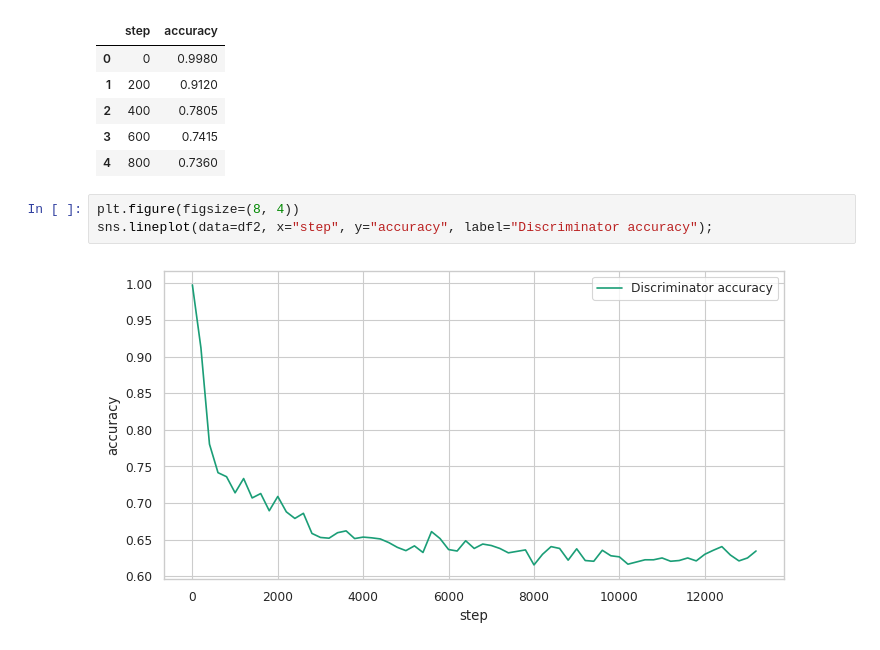
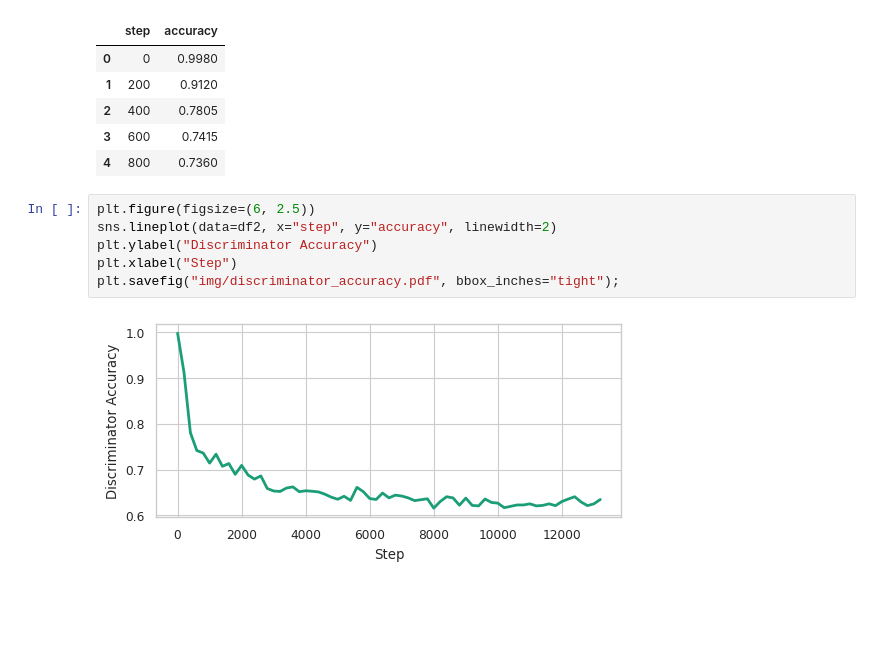
Before and after one commit to Markfryazino/tiny-linguist, a Jupyter notebook: results.ipynb, the cells around one changed output. Saved outputs shown, nothing was run; the diff lists cells and outputs as text; blank space fills up the shorter version.

```diff
--- a/results.ipynb
+++ b/results.ipynb
@@ -38,8 +38,11 @@ df2.head()
 | 3 | 600 | 0.7415 |
 | 4 | 800 | 0.7360 |
 # %%
-plt.figure(figsize=(8, 4))
-sns.lineplot(data=df2, x="step", y="accuracy", label="Discriminator accuracy");
+plt.figure(figsize=(6, 2.5))
+sns.lineplot(data=df2, x="step", y="accuracy", linewidth=2)
+plt.ylabel("Discriminator Accuracy")
+plt.xlabel("Step")
+plt.savefig("img/discriminator_accuracy.pdf", bbox_inches="tight");
 # %% [output]
-[figure, old version]
+[figure, new version]
 # %%
```
Also changed, not shown: parts of 1 cell of this notebook, 12 other files.
